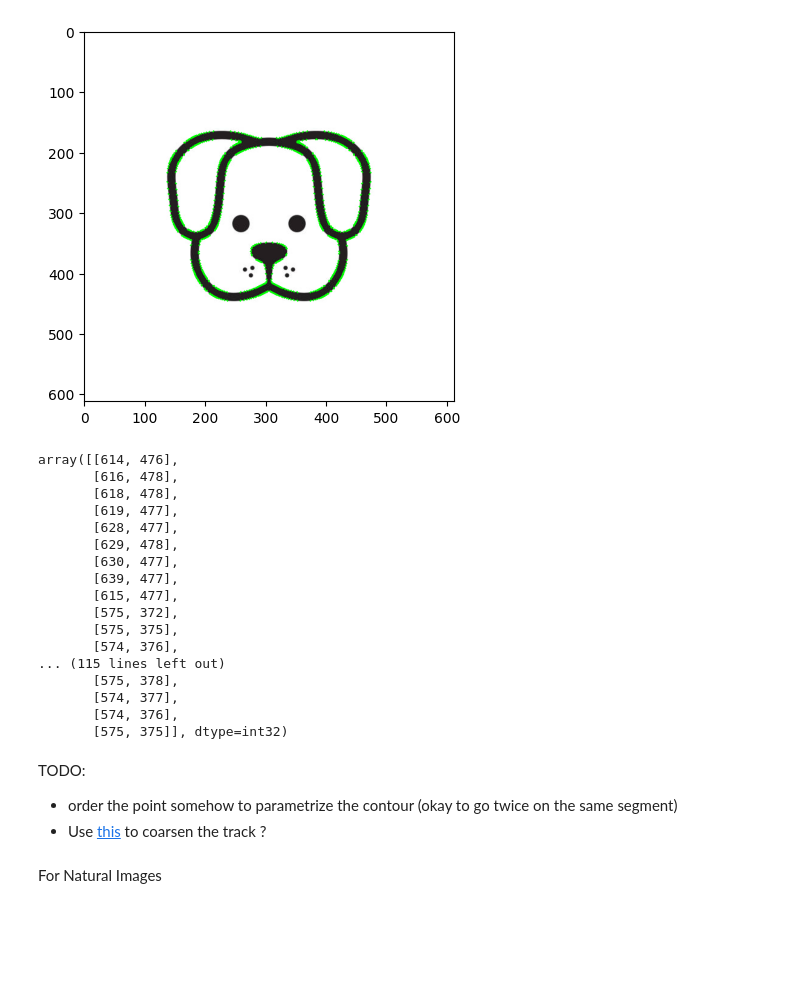
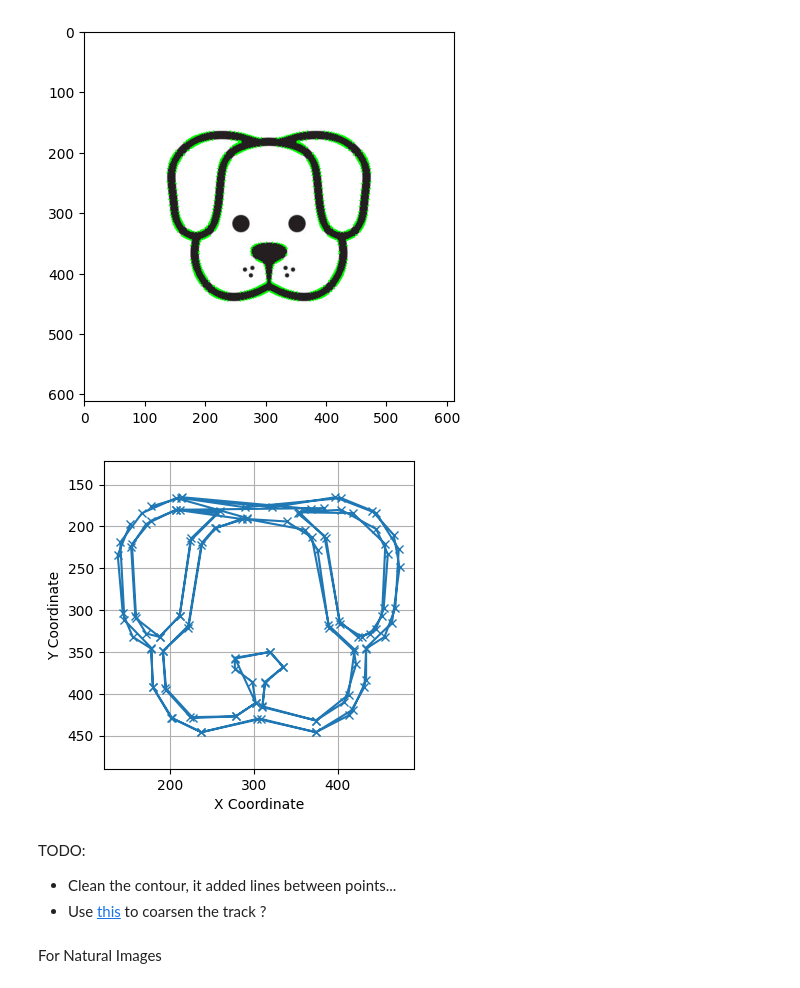
Before and after one commit to dsleo/stravart, a Jupyter notebook: notebooks/Contour Extraction.ipynb, the cells around one changed output. Cells and saved outputs as stored; diff of their text form; code cells hidden in the pictures; blank space fills up the shorter version.

Commit message:
cv2 approxPolyDP

```diff
--- a/notebooks/Contour Extraction.ipynb
+++ b/notebooks/Contour Extraction.ipynb
@@ -25,29 +25,32 @@ plt.imshow(image_rgb)
 plt.show()
 # %% [output]
 [figure]
-# %%
-merged_contour.reshape(-1,2)
-# %% [output]
-array([[614, 476],
-       [616, 478],
-       [618, 478],
-       [619, 477],
-       [628, 477],
-       [629, 478],
-       [630, 477],
-       [639, 477],
-       [615, 477],
-       [575, 372],
-       [575, 375],
-       [574, 376],
-... (115 lines left out)
-       [575, 378],
-       [574, 377],
-       [574, 376],
-       [575, 375]], dtype=int32)
+# %%
+from stravart.utils import *
+
+merged_contour = merged_contour.reshape(-1,2)
+
+epsilon = 0.001 * cv2.arcLength(merged_contour, True)
+simplified_contour = cv2.approxPolyDP(merged_contour, epsilon, True)
+
+# Extract x and y coordinates
+x_coords, y_coords = simplified_contour[:, 0, 0], simplified_contour[:, 0, 1]
+
+# Plotting
+plt.figure(figsize=(4, 4))
+plt.plot(x_coords, y_coords, marker='x')
+
+plt.xlabel('X Coordinate')
+plt.ylabel('Y Coordinate')
+plt.grid(True)
+plt.axis('equal')  # Ensure the aspect ratio is equal to maintain the shape
+plt.gca().invert_yaxis() #because it's somehow rotated ??
+plt.show()
+# %% [output]
+[figure, added]
 # %% [markdown]
 TODO:
-- order the point somehow to parametrize the contour (okay to go twice on the same segment)
+- Clean the contour, it added lines between points...
 - Use [this](https://github.com/jrgparkinson/stravaart/blob/master/src/img2gpx.py#L130) to coarsen the track ?
 # %% [markdown]
 For Natural Images
```
